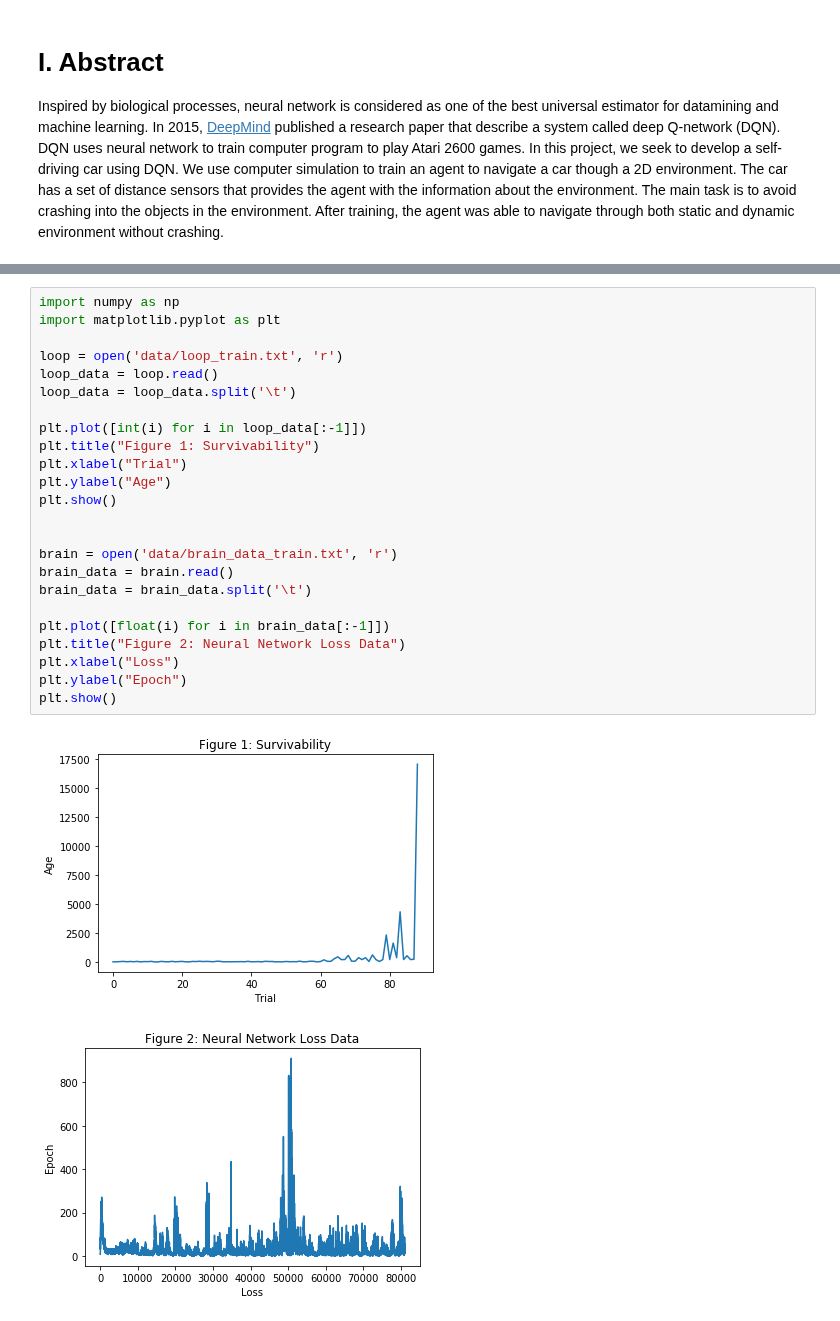
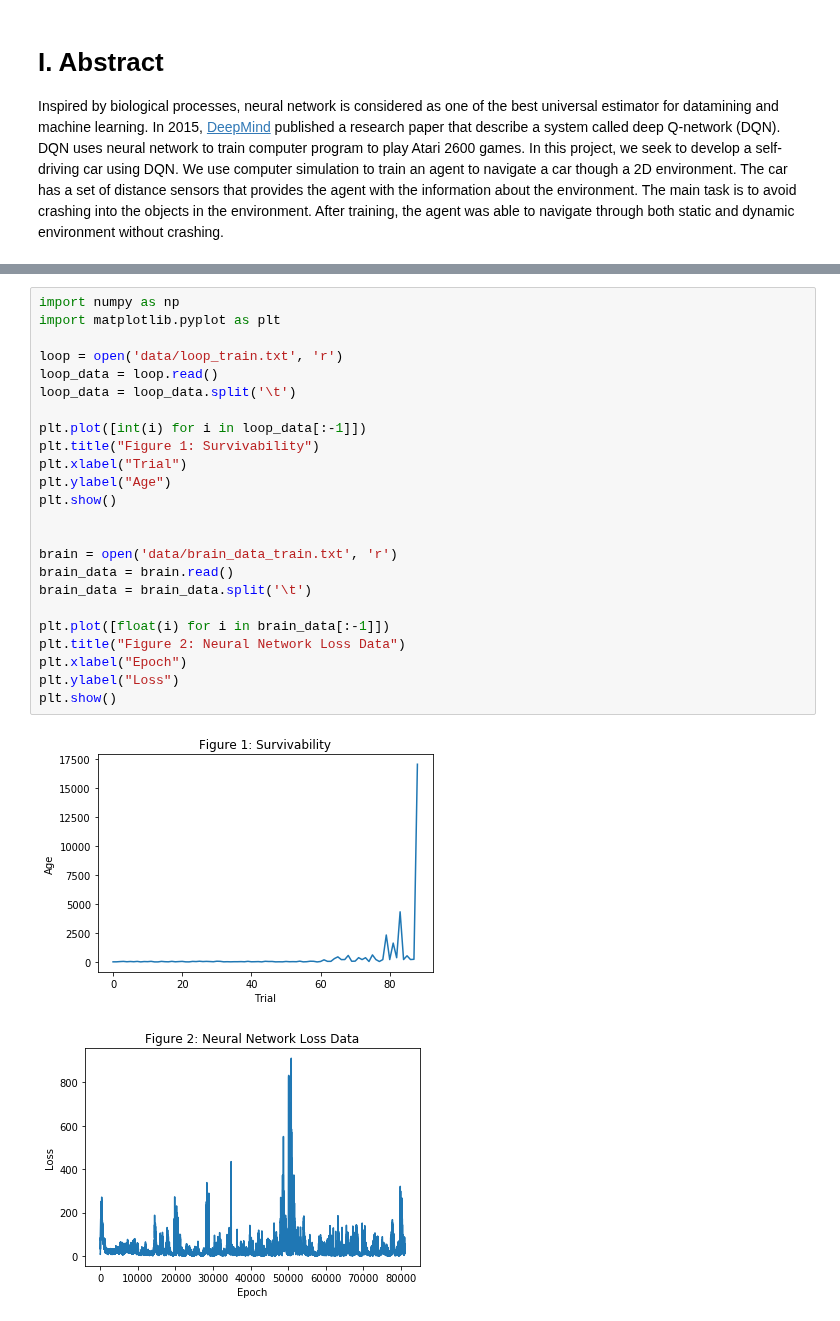
Before and after one commit to tunguyen17/obstacle_avoidance, a Jupyter notebook: Report.ipynb, the cells around one changed output, grey strips where cells are left out. Cells and saved outputs as stored; diff of their text form.

```diff
--- a/Report.ipynb
+++ b/Report.ipynb
@@ -207,27 +213,27 @@ The size of our buffer is 100
 # %%
 import numpy as np
 import matplotlib.pyplot as plt
 
 loop = open('data/loop_train.txt', 'r')
 loop_data = loop.read()
 loop_data = loop_data.split('\t')
 
 plt.plot([int(i) for i in loop_data[:-1]])
 plt.title("Figure 1: Survivability")
 plt.xlabel("Trial")
 plt.ylabel("Age")
 plt.show()
 
 
 brain = open('data/brain_data_train.txt', 'r')
 brain_data = brain.read()
 brain_data = brain_data.split('\t')
 
 plt.plot([float(i) for i in brain_data[:-1]])
 plt.title("Figure 2: Neural Network Loss Data")
-plt.xlabel("Loss")
-plt.ylabel("Epoch")
+plt.xlabel("Epoch")
+plt.ylabel("Loss")
 plt.show()
 # %% [output]
 [figure]
-[figure, old version]
+[figure, new version]
```
Also changed, not shown: parts of 7 cells of this notebook.
